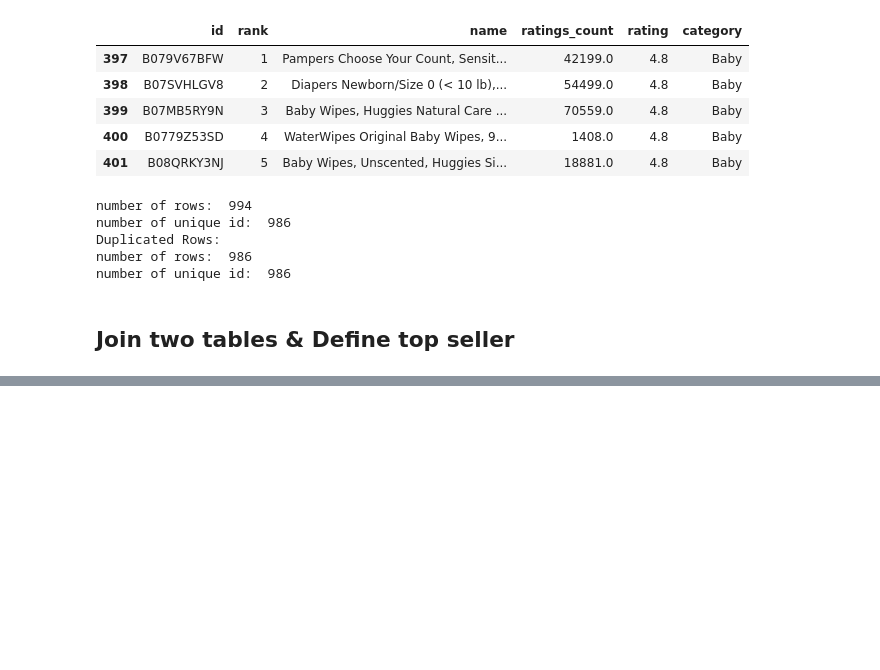
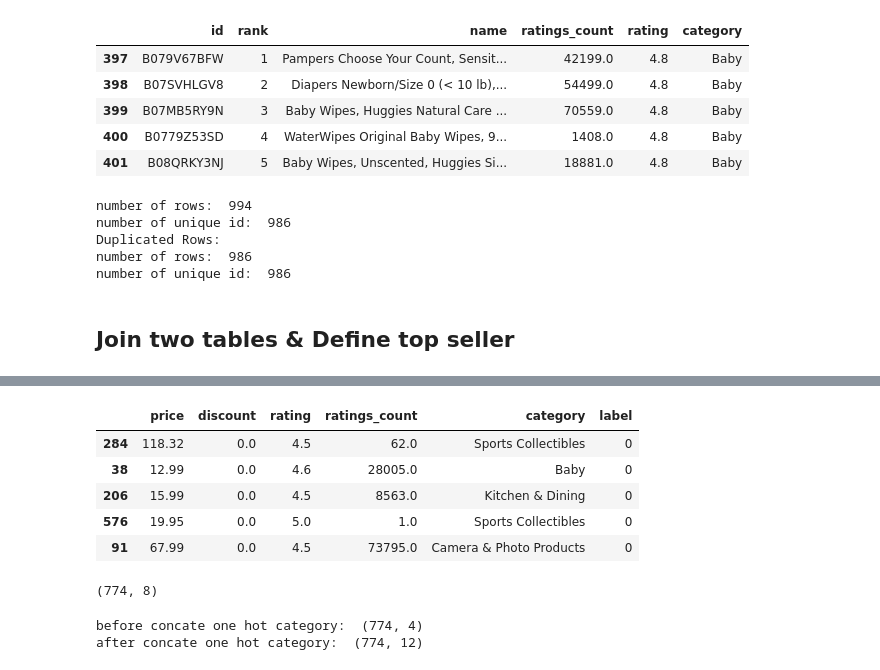
Before and after one commit to jiahaoliu1891/DATADIGGER, a Jupyter notebook: analysis/ML.ipynb, the cells around one changed output, grey strips where cells are left out. Cells and saved outputs as stored; diff of their text form; code cells hidden in the pictures; blank space fills up the shorter version.

```diff
--- a/analysis/ML.ipynb
+++ b/analysis/ML.ipynb
@@ -186,4 +195,31 @@ df = df.sample(frac=1, random_state=42)
+# %%
+df = df.sample(frac=1, random_state=42)
+df[['price', 'discount' , 'rating', 'ratings_count', 'category', 'label']].head()
+# %% [output]
+|  | price | discount | rating | ratings_count | category | label |
+| 284 | 118.32 | 0.0 | 4.5 | 62.0 | Sports Collectibles | 0 |
+| 38 | 12.99 | 0.0 | 4.6 | 28005.0 | Baby | 0 |
+| 206 | 15.99 | 0.0 | 4.5 | 8563.0 | Kitchen & Dining | 0 |
+| 576 | 19.95 | 0.0 | 5.0 | 1.0 | Sports Collectibles | 0 |
+| 91 | 67.99 | 0.0 | 4.5 | 73795.0 | Camera & Photo Products | 0 |
+# %%
+# one hot encoding
+df_cat = df['category'].to_numpy().reshape(-1,1)
+enc = OneHotEncoder(handle_unknown='ignore', sparse=False)
+enc.fit(df_cat)
+cat_ = enc.transform(df_cat)
+cat_.shape
+# %% [output]
+(774, 8)
 # %%
+X = df[['price', 'discount' , 'rating', 'ratings_count']].to_numpy()
 
-X = df[['price', 'discount' , 'rating', 'ratings_count']].to_numpy()
+# concate one hot category to X
+print('before concate one hot category: ', X.shape)
+X_c = np.concatenate([X, cat_], axis=1)
+print('after concate one hot category: ', X_c.shape)
+
 y = df['label'].to_numpy()
+# %% [output]
+before concate one hot category:  (774, 4)
+after concate one hot category:  (774, 12)
```
Also changed, not shown: parts of 32 cells of this notebook.
